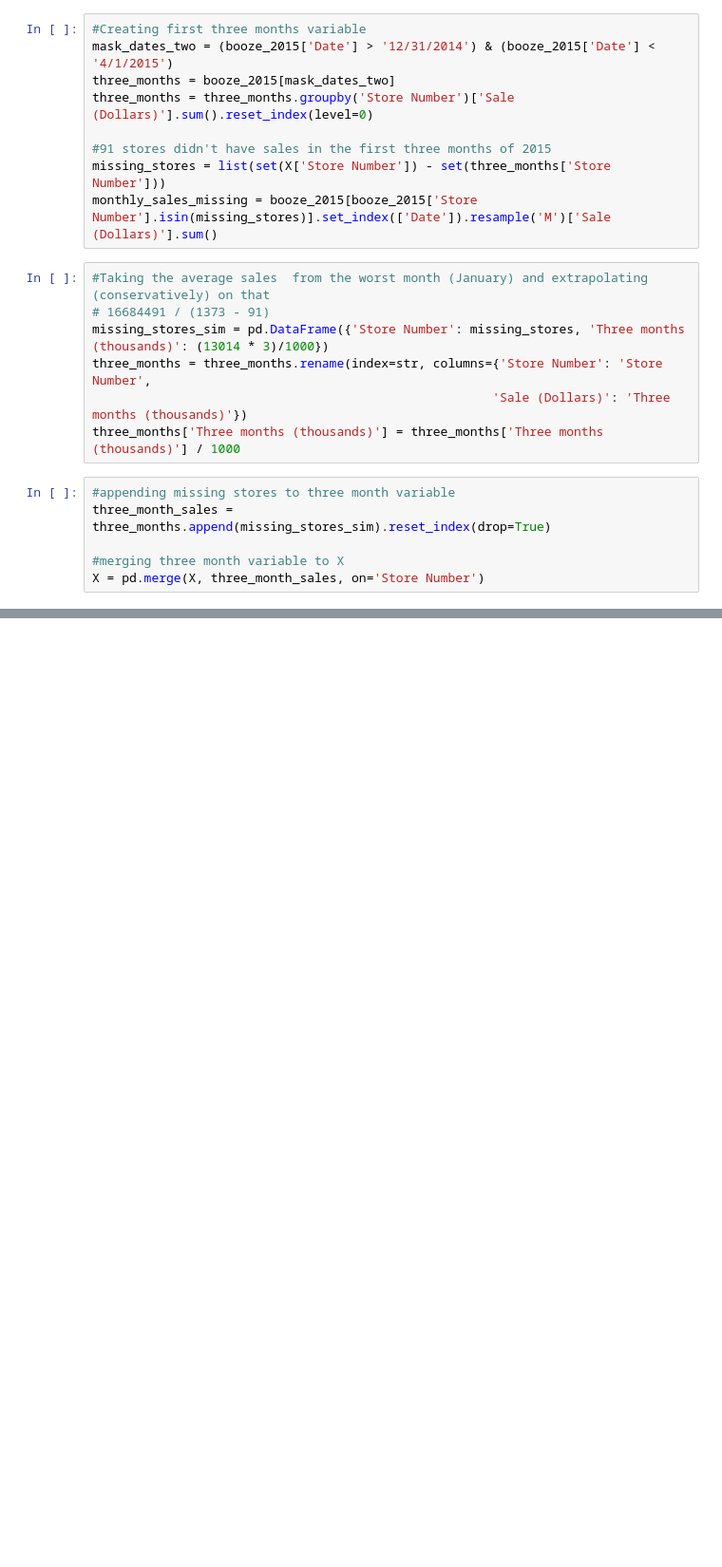
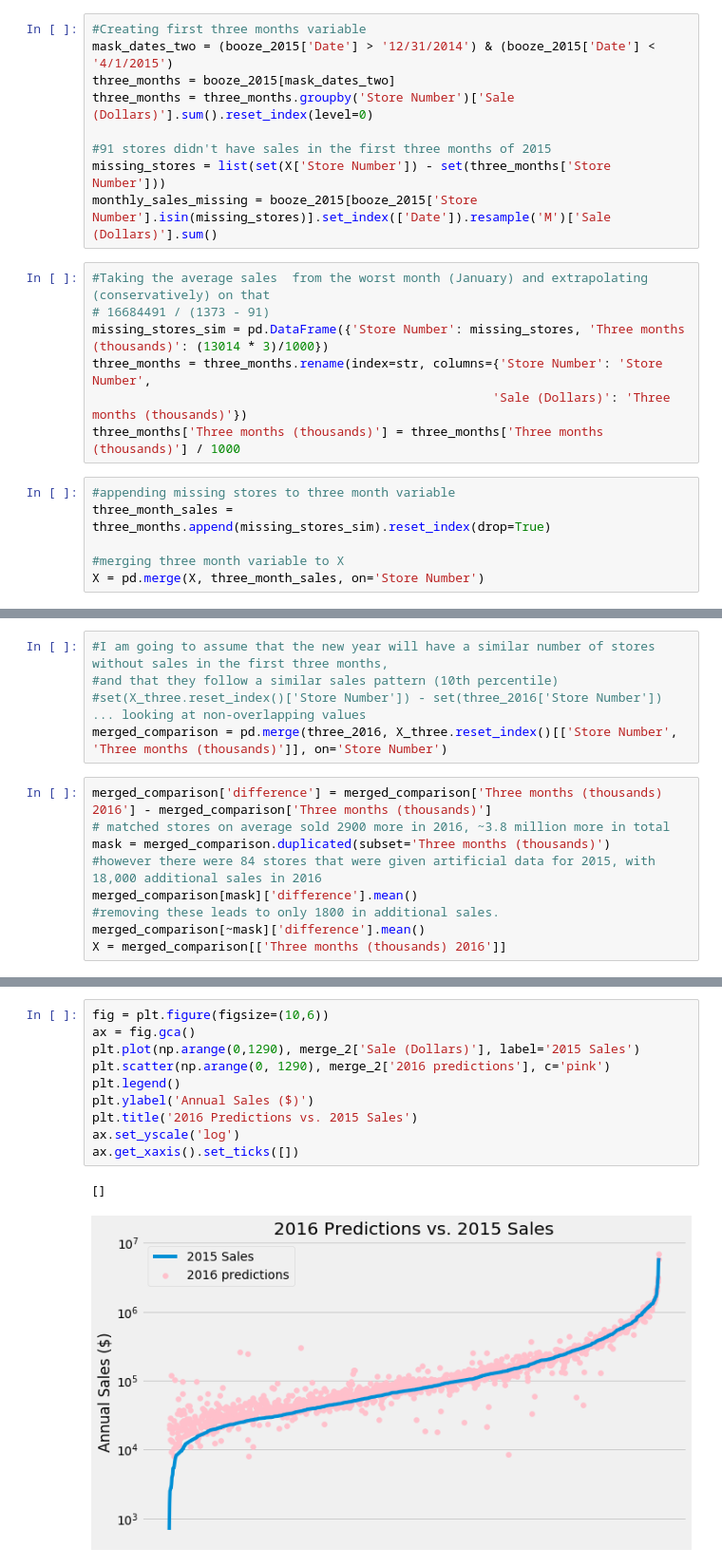
Before and after one commit to slevin886/IowaLiquorSales, a Jupyter notebook: code/Iowa full dataset.ipynb, the cells around one changed output, grey strips where cells are left out. Shown: that part at 95% size. Drawn from its saved outputs; the diff is of its cells as text; blank space fills up the shorter version.

Commit message:
complete only need to do crossval scores

```diff
--- a/code/Iowa full dataset.ipynb
+++ b/code/Iowa full dataset.ipynb
@@ -162,0 +314,14 @@ X = pd.merge(X, three_month_sales, on='Store Number')
+# %%
+#I am going to assume that the new year will have a similar number of stores without sales in the first three months,
+#and that they follow a similar sales pattern (10th percentile)
+#set(X_three.reset_index()['Store Number']) - set(three_2016['Store Number']) ... looking at non-overlapping values
+merged_comparison = pd.merge(three_2016, X_three.reset_index()[['Store Number', 'Three months (thousands)']], on='Store Number')
+# %%
+merged_comparison['difference'] = merged_comparison['Three months (thousands) 2016'] - merged_comparison['Three months (thousands)']
+# matched stores on average sold 2900 more in 2016, ~3.8 million more in total
+mask = merged_comparison.duplicated(subset='Three months (thousands)')
+#however there were 84 stores that were given artificial data for 2015, with 18,000 additional sales in 2016
+merged_comparison[mask]['difference'].mean()
+#removing these leads to only 1800 in additional sales.
+merged_comparison[~mask]['difference'].mean()
+X = merged_comparison[['Three months (thousands) 2016']]
@@ -162,0 +346,13 @@ X = pd.merge(X, three_month_sales, on='Store Number')
+# %%
+fig = plt.figure(figsize=(10,6))
+ax = fig.gca()
+plt.plot(np.arange(0,1290), merge_2['Sale (Dollars)'], label='2015 Sales')
+plt.scatter(np.arange(0, 1290), merge_2['2016 predictions'], c='pink')
+plt.legend()
+plt.ylabel('Annual Sales ($)')
+plt.title('2016 Predictions vs. 2015 Sales')
+ax.set_yscale('log')
+ax.get_xaxis().set_ticks([])
+# %% [output]
+[]
+[figure, added]
```
Also changed, not shown: parts of 21 cells of this notebook.
